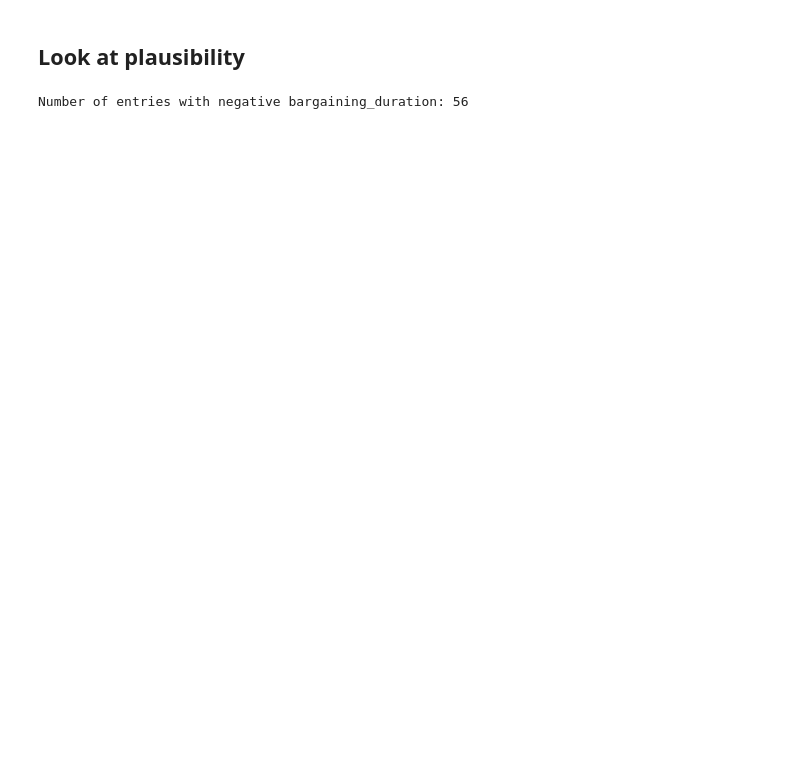
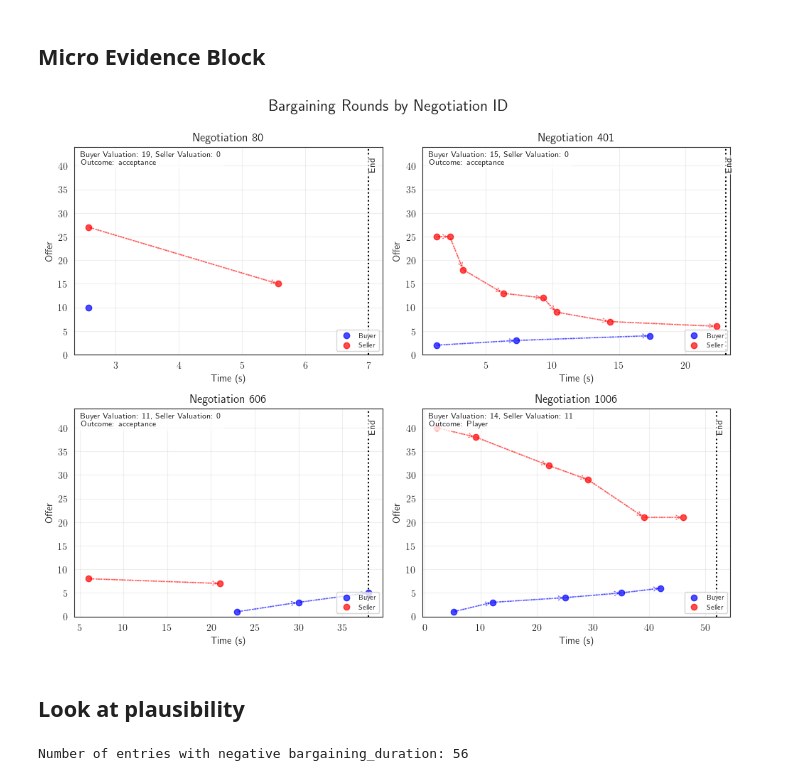
Before and after one commit to NicolasRoever/bargaining_experiment_analysis, a Jupyter notebook: src/bargaining_analysis/descriptive_data/sandbox.ipynb, the cells around one changed output. Drawn from its saved outputs; the diff is of its cells as text; code cells hidden in the pictures; blank space fills up the shorter version.

```diff
--- a/src/bargaining_analysis/descriptive_data/sandbox.ipynb
+++ b/src/bargaining_analysis/descriptive_data/sandbox.ipynb
@@ -14,3 +14,5 @@ plt.rcParams["font.family"] = "serif"
 sns.set_style("white")
 # %%
 df = pd.read_csv("/Users/nicolasroever/Dropbox/Promotion/Bargaining/bargaining_experiment_analysis/bld/data/merged_data_full.csv")
+# %% [markdown]
+## Micro Evidence Block
@@ -17,3 +156,10 @@ df = pd.read_csv("/Users/nicolasroever/Dropbox/Promotion/Bargaining/bargaining_e
+# %%
+negotiation_ids = [80, 401, 606, 1006]
+fig = plot_bargotiation_rounds_by_id(df, negotiation_ids, max_offers=10)
+fig.suptitle('Bargaining Rounds by Negotiation ID', fontsize=16)
+plt.show()
+# %% [output]
+[figure, added]
 # %% [markdown]
 ## Look at plausibility
 # %%
```
Also changed, not shown: parts of 5 cells of this notebook, 24 other files.
